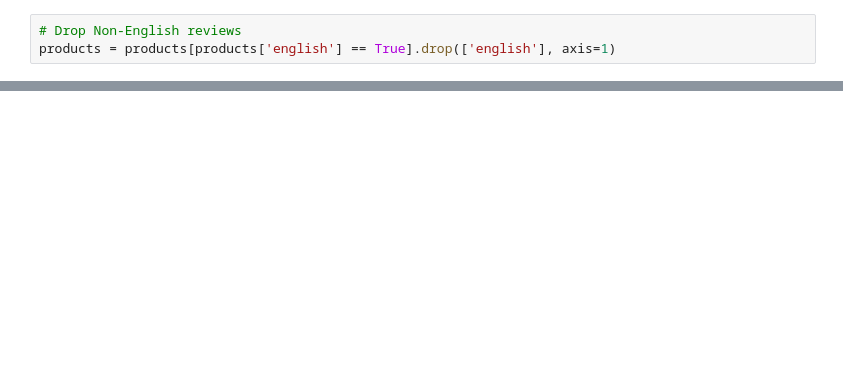
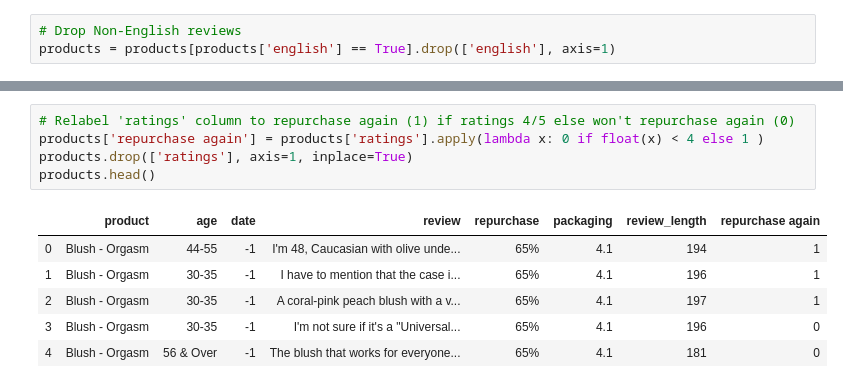
Before and after one commit to kohmin/makeupreviews, a Jupyter notebook: Data Exploration.ipynb, the cells around one changed output, grey strips where cells are left out. Cells and saved outputs as stored; diff of their text form; blank space fills up the shorter version.

```diff
--- a/Data Exploration.ipynb
+++ b/Data Exploration.ipynb
@@ -359,0 +385,12 @@ words.head(20)
+# %%
+# Relabel 'ratings' column to repurchase again (1) if ratings 4/5 else won't repurchase again (0)
+products['repurchase again'] = products['ratings'].apply(lambda x: 0 if float(x) < 4 else 1 )
+products.drop(['ratings'], axis=1, inplace=True)
+products.head()
+# %% [output]
+|  | product | age | date | review | repurchase | packaging | review_length | repurchase again |
+| 0 | Blush - Orgasm | 44-55 | -1 | I'm 48, Caucasian with olive unde... | 65% | 4.1 | 194 | 1 |
+| 1 | Blush - Orgasm | 30-35 | -1 | I have to mention that the case i... | 65% | 4.1 | 196 | 1 |
+| 2 | Blush - Orgasm | 30-35 | -1 | A coral-pink peach blush with a v... | 65% | 4.1 | 197 | 1 |
+| 3 | Blush - Orgasm | 30-35 | -1 | I'm not sure if it's a "Universal... | 65% | 4.1 | 196 | 0 |
+| 4 | Blush - Orgasm | 56 & Over | -1 | The blush that works for everyone... | 65% | 4.1 | 181 | 0 |
```
Also changed, not shown: parts of 22 cells of this notebook.
